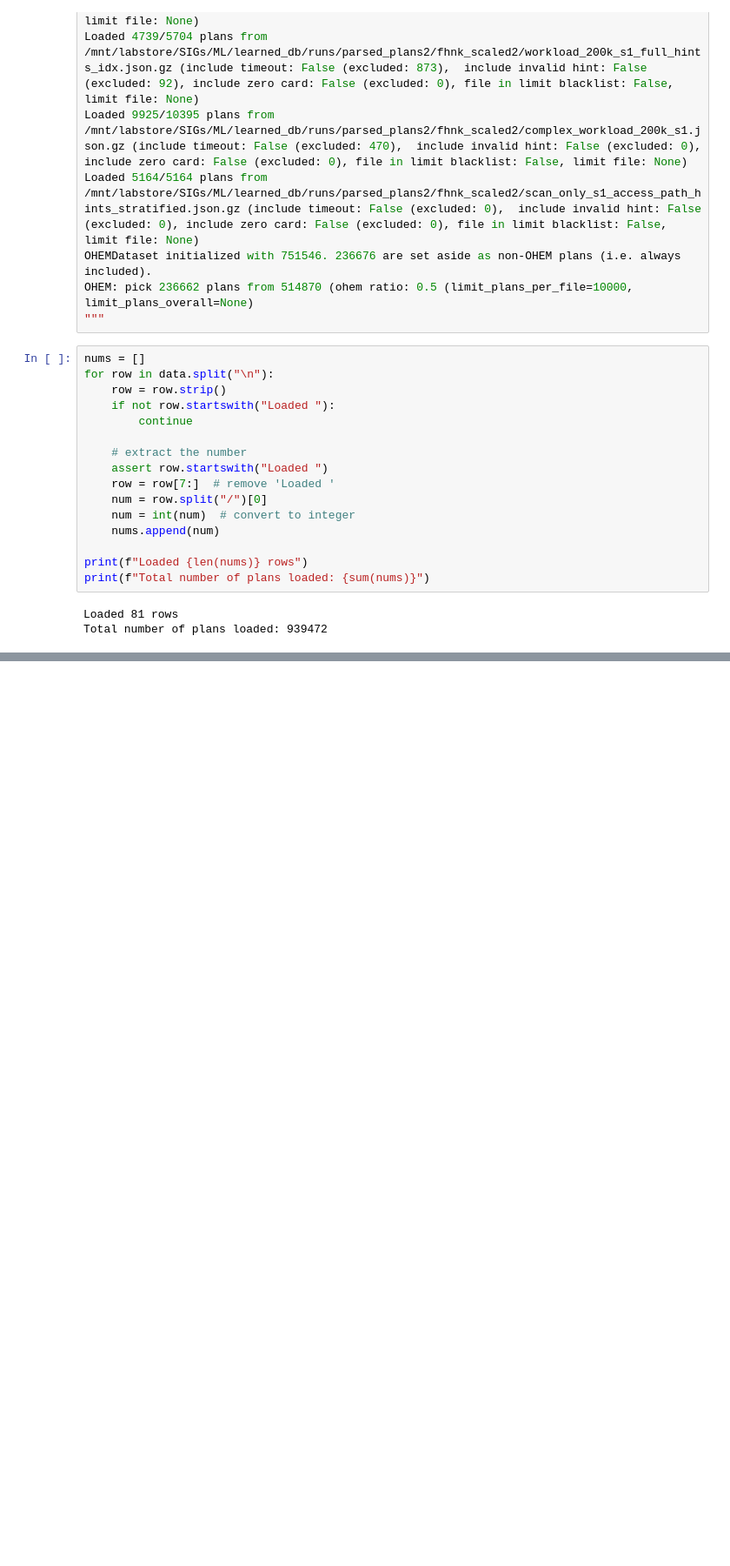
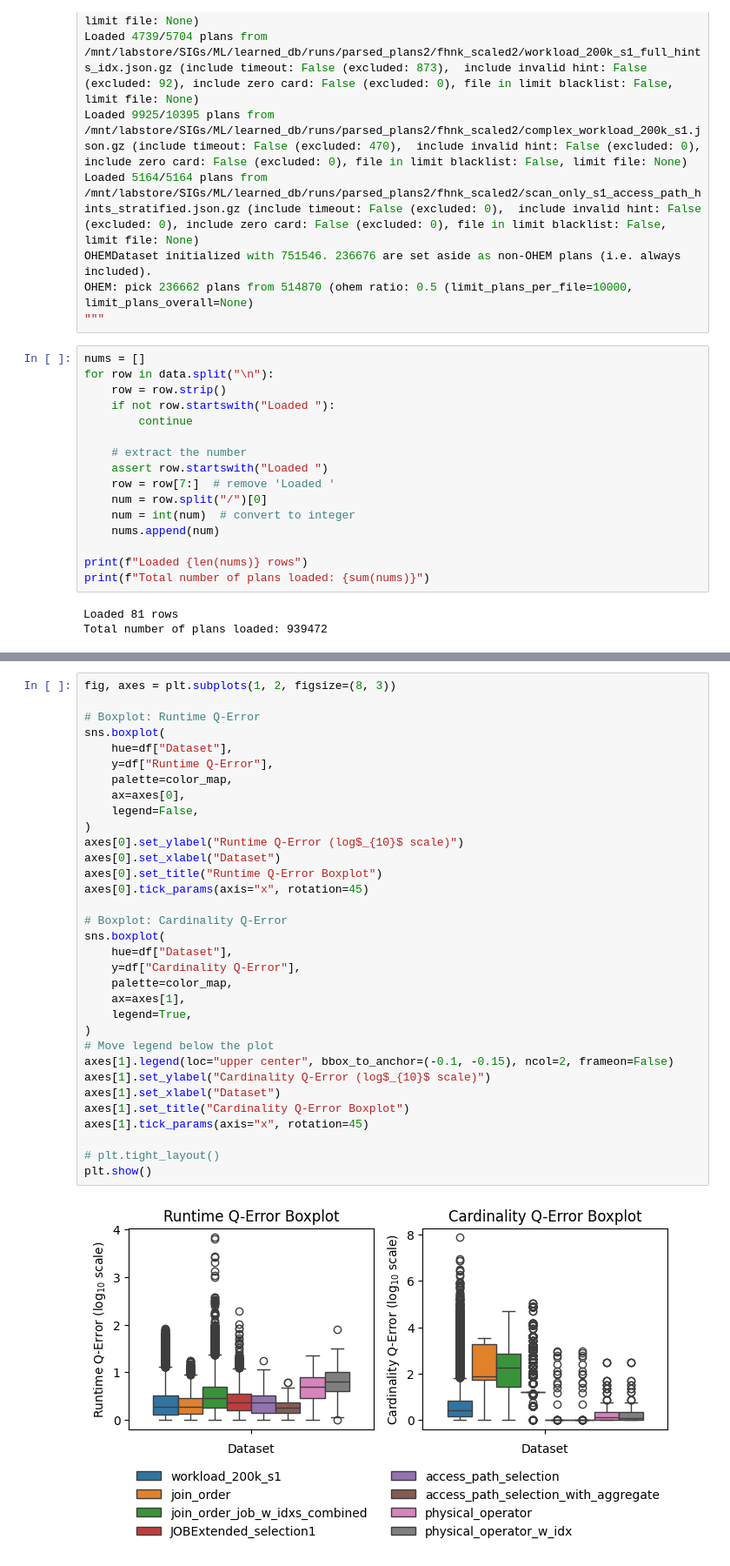
Before and after one commit to VWeidinger/zs-autoloop, a Jupyter notebook: test.ipynb, the cells around one changed output, grey strips where cells are left out. Shown at 87% size. Saved outputs shown, nothing was run; the diff lists cells and outputs as text; blank space fills up the shorter version.

```diff
--- a/test.ipynb
+++ b/test.ipynb
@@ -105,0 +224,35 @@ Total number of plans loaded: 939472
+# %%
+fig, axes = plt.subplots(1, 2, figsize=(8, 3))
+
+# Boxplot: Runtime Q-Error
+sns.boxplot(
+    hue=df["Dataset"],
+    y=df["Runtime Q-Error"],
+    palette=color_map,
+    ax=axes[0],
+    legend=False,
+)
+axes[0].set_ylabel("Runtime Q-Error (log$_{10}$ scale)")
+axes[0].set_xlabel("Dataset")
+axes[0].set_title("Runtime Q-Error Boxplot")
+axes[0].tick_params(axis="x", rotation=45)
+
+# Boxplot: Cardinality Q-Error
+sns.boxplot(
+    hue=df["Dataset"],
+    y=df["Cardinality Q-Error"],
+    palette=color_map,
+    ax=axes[1],
+    legend=True,
+)
+# Move legend below the plot
+axes[1].legend(loc="upper center", bbox_to_anchor=(-0.1, -0.15), ncol=2, frameon=False)
+axes[1].set_ylabel("Cardinality Q-Error (log$_{10}$ scale)")
+axes[1].set_xlabel("Dataset")
+axes[1].set_title("Cardinality Q-Error Boxplot")
+axes[1].tick_params(axis="x", rotation=45)
+
+# plt.tight_layout()
+plt.show()
+# %% [output]
+[figure, added]
```
Also changed, not shown: parts of 1 cell of this notebook, 27 other files.
